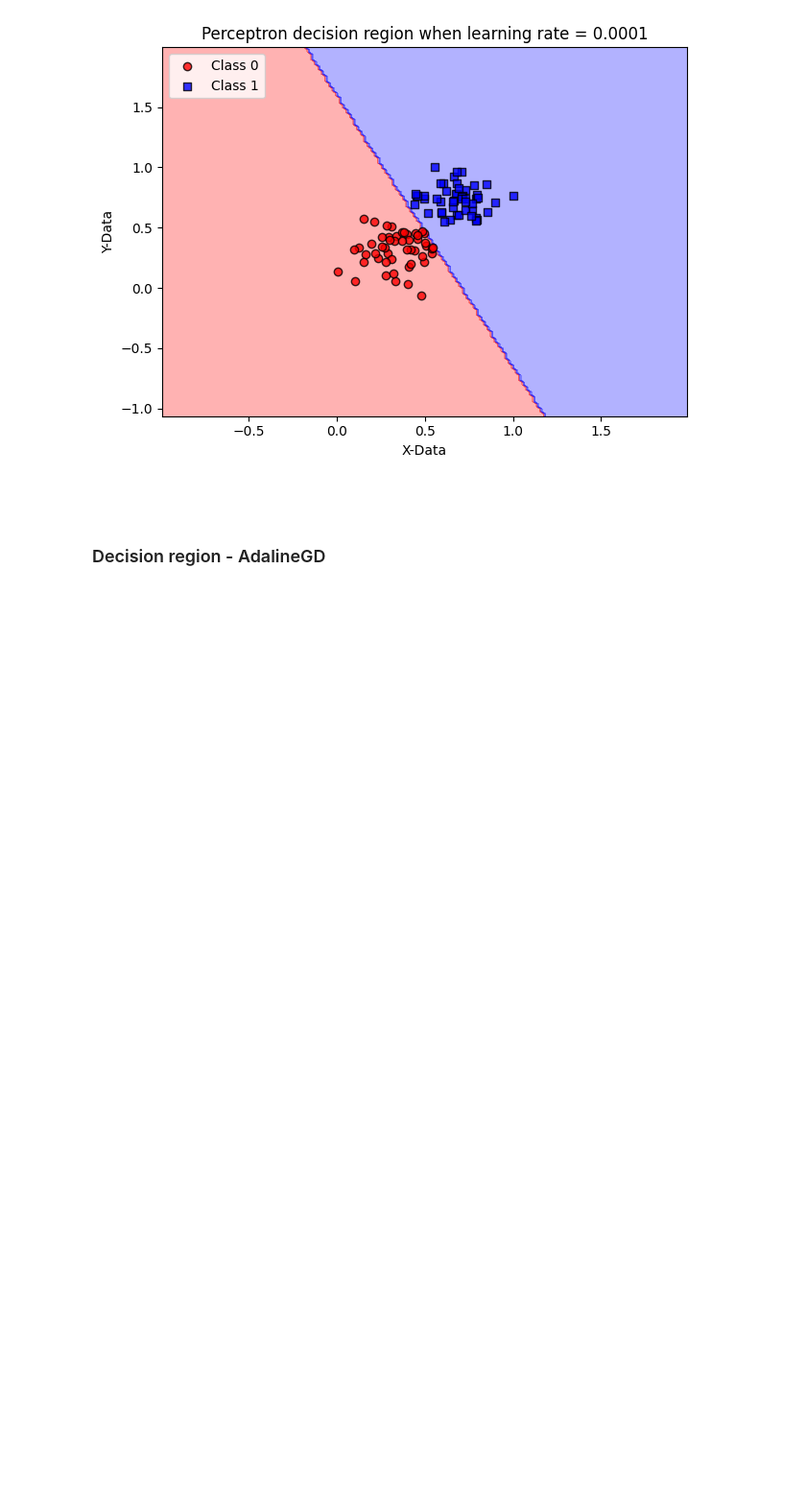
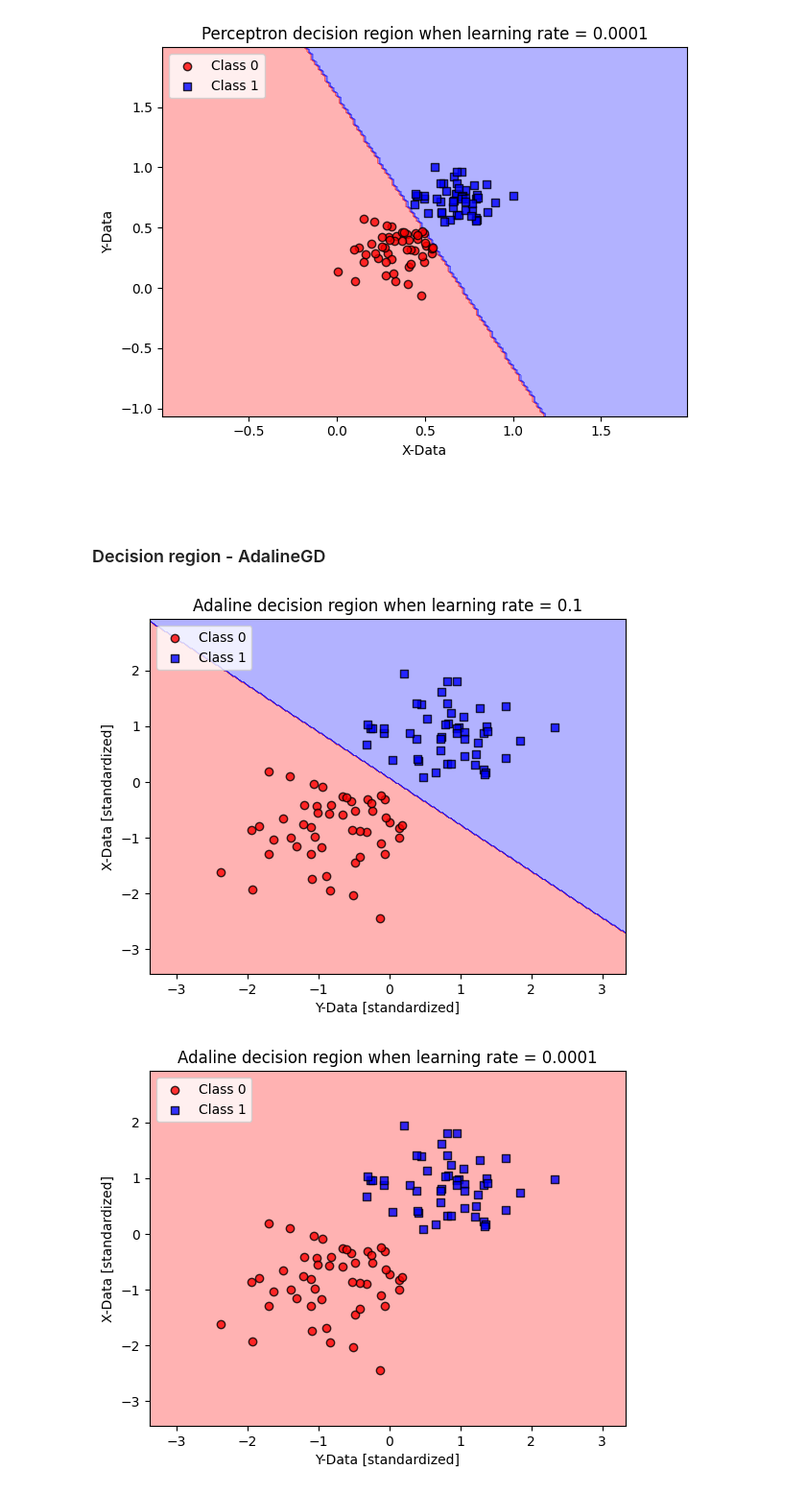
Before and after one commit to 2533Aryan/Machine_Learning, a Jupyter notebook: Assignments/Assignment_03/Adaline_Assignment_Aryan_Raval.ipynb, the cells around one changed output. Shown at 96% size. Drawn from its saved outputs; the diff is of its cells as text; code cells hidden in the pictures; blank space fills up the shorter version.

```diff
--- a/Assignments/Assignment_03/Adaline_Assignment_Aryan_Raval.ipynb
+++ b/Assignments/Assignment_03/Adaline_Assignment_Aryan_Raval.ipynb
@@ -366,20 +367,25 @@ plt.show()
 # %% [markdown]
 ### Decision region - AdalineGD
 # %%
-ada_gd = AdalineGD(n_iter=20, eta=0.5)
-ada_gd.fit(X_std, y)
-
-plot_decision_regions(X_std, y, classifier=ada_gd)
+# Decision Region when learning rate is 0.1
+plot_decision_regions(X_std, y, classifier=ada1)
 plt.title('Adaline - Gradient descent')
 plt.xlabel('Y-Data [standardized]')
 plt.ylabel('X-Data [standardized]')
 plt.legend(loc='upper left')
-plt.tight_layout()
+plt.title("Adaline decision region when learning rate = 0.1")
+
 plt.show()
 
-plt.plot(range(1, len(ada_gd.losses_) + 1), ada_gd.losses_, marker='o')
-plt.xlabel('Epochs')
-plt.ylabel('Mean squared error')
+# Decision Region when learning rate is 0.0001
+plot_decision_regions(X_std, y, classifier=ada2)
+plt.title('Adaline - Gradient descent')
+plt.xlabel('Y-Data [standardized]')
+plt.ylabel('X-Data [standardized]')
+plt.legend(loc='upper left')
+plt.title("Adaline decision region when learning rate = 0.0001")
 
-plt.tight_layout()
 plt.show()
+# %% [output]
+[figure, added]
+[figure, added]
```
Also changed, not shown: parts of 8 cells of this notebook.
